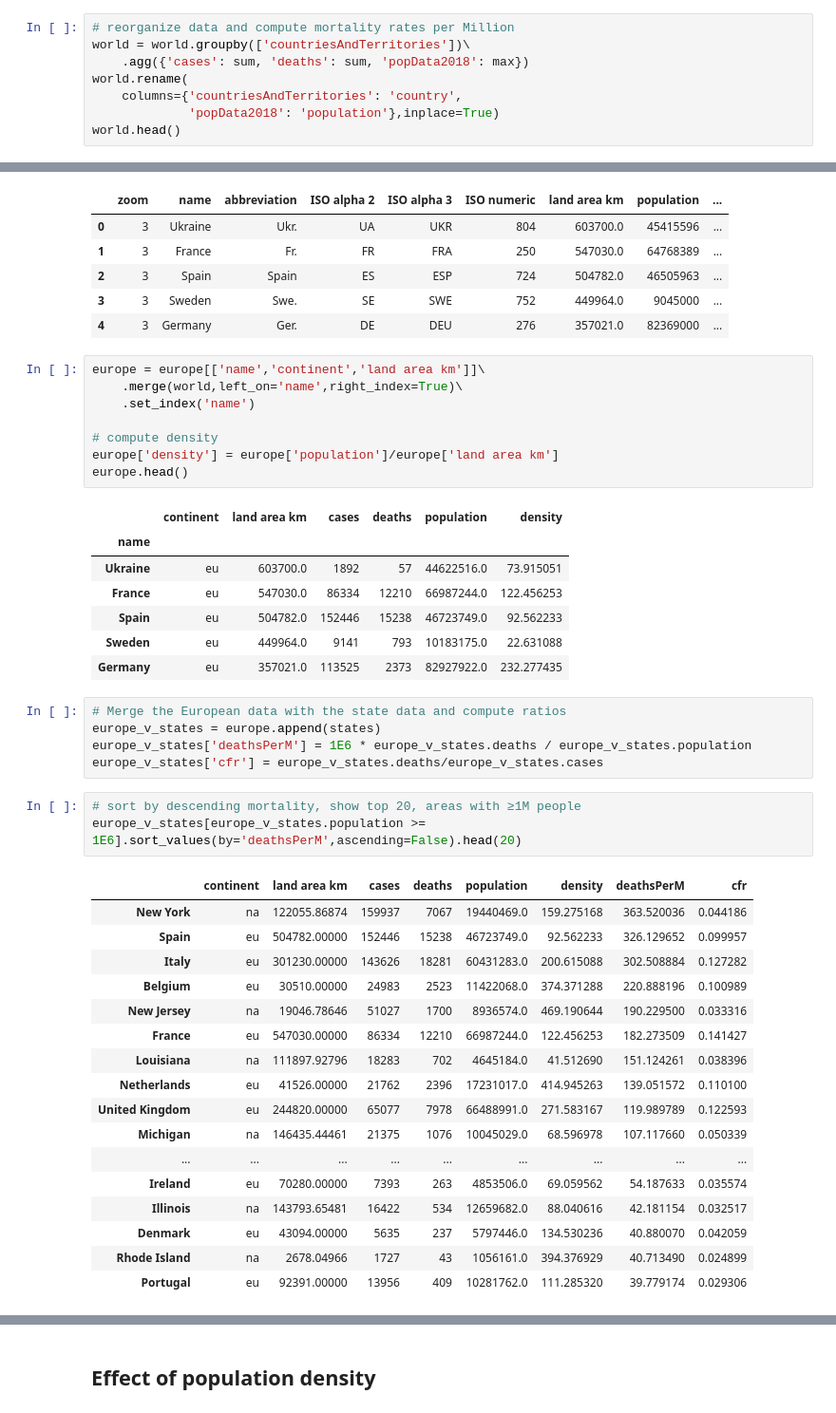
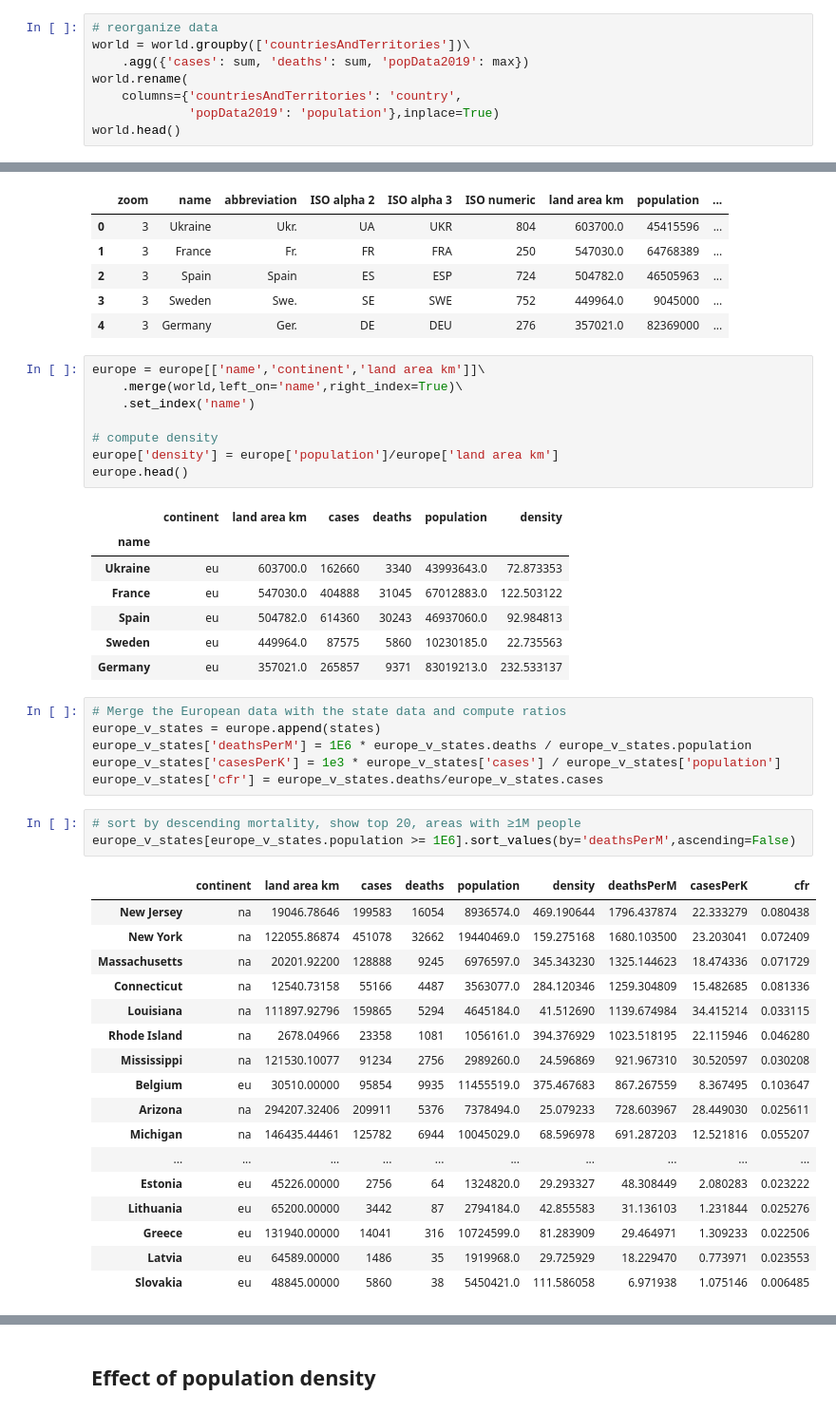
Before and after one commit to MichelFloyd/covid-19-data, a Jupyter notebook: europe vs states.ipynb, the cells around one changed output, grey strips where cells are left out. Shown: that part at 95% size. Cells and saved outputs as stored; diff of their text form.

```diff
--- a/europe vs states.ipynb
+++ b/europe vs states.ipynb
@@ -23,12 +24,12 @@ world.head()
 # Recode 'United_Kingdom' as 'United Kingdom' for later matching
 world.loc[world.geoId == 'UK','countriesAndTerritories'] = 'United Kingdom'
 # %%
-# reorganize data and compute mortality rates per Million
+# reorganize data
 world = world.groupby(['countriesAndTerritories'])\
-    .agg({'cases': sum, 'deaths': sum, 'popData2018': max})
+    .agg({'cases': sum, 'deaths': sum, 'popData2019': max})
 world.rename(
     columns={'countriesAndTerritories': 'country',
-             'popData2018': 'population'},inplace=True)
+             'popData2019': 'population'},inplace=True)
 world.head()
 # %% [output]
 |  | cases | deaths | population |
@@ -116,34 +117,35 @@ europe.head()
 # %% [output]
 |  | continent | land area km | cases | deaths | population | density |
 | name |  |  |  |  |  |  |
-| Ukraine | eu | 603700.0 | 1892 | 57 | 44622516.0 | 73.915051 |
-| France | eu | 547030.0 | 86334 | 12210 | 66987244.0 | 122.456253 |
-| Spain | eu | 504782.0 | 152446 | 15238 | 46723749.0 | 92.562233 |
-| Sweden | eu | 449964.0 | 9141 | 793 | 10183175.0 | 22.631088 |
-| Germany | eu | 357021.0 | 113525 | 2373 | 82927922.0 | 232.277435 |
+| Ukraine | eu | 603700.0 | 162660 | 3340 | 43993643.0 | 72.873353 |
+| France | eu | 547030.0 | 404888 | 31045 | 67012883.0 | 122.503122 |
+| Spain | eu | 504782.0 | 614360 | 30243 | 46937060.0 | 92.984813 |
+| Sweden | eu | 449964.0 | 87575 | 5860 | 10230185.0 | 22.735563 |
+| Germany | eu | 357021.0 | 265857 | 9371 | 83019213.0 | 232.533137 |
 # %%
 # Merge the European data with the state data and compute ratios
 europe_v_states = europe.append(states)
 europe_v_states['deathsPerM'] = 1E6 * europe_v_states.deaths / europe_v_states.population
+europe_v_states['casesPerK'] = 1e3 * europe_v_states['cases'] / europe_v_states['population']
 europe_v_states['cfr'] = europe_v_states.deaths/europe_v_states.cases
 # %%
 # sort by descending mortality, show top 20, areas with ≥1M people
-europe_v_states[europe_v_states.population >= 1E6].sort_values(by='deathsPerM',ascending=False).head(20)
+europe_v_states[europe_v_states.population >= 1E6].sort_values(by='deathsPerM',ascending=False)
 # %% [output]
-|  | continent | land area km | cases | deaths | population | density | deathsPerM | cfr |
-| New York | na | 122055.86874 | 159937 | 7067 | 19440469.0 | 159.275168 | 363.520036 | 0.044186 |
-| Spain | eu | 504782.00000 | 152446 | 15238 | 46723749.0 | 92.562233 | 326.129652 | 0.099957 |
-| Italy | eu | 301230.00000 | 143626 | 18281 | 60431283.0 | 200.615088 | 302.508884 | 0.127282 |
-| Belgium | eu | 30510.00000 | 24983 | 2523 | 11422068.0 | 374.371288 | 220.888196 | 0.100989 |
-| New Jersey | na | 19046.78646 | 51027 | 1700 | 8936574.0 | 469.190644 | 190.229500 | 0.033316 |
-| France | eu | 547030.00000 | 86334 | 12210 | 66987244.0 | 122.456253 | 182.273509 | 0.141427 |
-| Louisiana | na | 111897.92796 | 18283 | 702 | 4645184.0 | 41.512690 | 151.124261 | 0.038396 |
-| Netherlands | eu | 41526.00000 | 21762 | 2396 | 17231017.0 | 414.945263 | 139.051572 | 0.110100 |
-| United Kingdom | eu | 244820.00000 | 65077 | 7978 | 66488991.0 | 271.583167 | 119.989789 | 0.122593 |
-| Michigan | na | 146435.44461 | 21375 | 1076 | 10045029.0 | 68.596978 | 107.117660 | 0.050339 |
-| ... | ... | ... | ... | ... | ... | ... | ... | ... |
-| Ireland | eu | 70280.00000 | 7393 | 263 | 4853506.0 | 69.059562 | 54.187633 | 0.035574 |
-| Illinois | na | 143793.65481 | 16422 | 534 | 12659682.0 | 88.040616 | 42.181154 | 0.032517 |
-| Denmark | eu | 43094.00000 | 5635 | 237 | 5797446.0 | 134.530236 | 40.880070 | 0.042059 |
-| Rhode Island | na | 2678.04966 | 1727 | 43 | 1056161.0 | 394.376929 | 40.713490 | 0.024899 |
-| Portugal | eu | 92391.00000 | 13956 | 409 | 10281762.0 | 111.285320 | 39.779174 | 0.029306 |
+|  | continent | land area km | cases | deaths | population | density | deathsPerM | casesPerK | cfr |
+| New Jersey | na | 19046.78646 | 199583 | 16054 | 8936574.0 | 469.190644 | 1796.437874 | 22.333279 | 0.080438 |
+| New York | na | 122055.86874 | 451078 | 32662 | 19440469.0 | 159.275168 | 1680.103500 | 23.203041 | 0.072409 |
+| Massachusetts | na | 20201.92200 | 128888 | 9245 | 6976597.0 | 345.343230 | 1325.144623 | 18.474336 | 0.071729 |
+| Connecticut | na | 12540.73158 | 55166 | 4487 | 3563077.0 | 284.120346 | 1259.304809 | 15.482685 | 0.081336 |
+| Louisiana | na | 111897.92796 | 159865 | 5294 | 4645184.0 | 41.512690 | 1139.674984 | 34.415214 | 0.033115 |
+| Rhode Island | na | 2678.04966 | 23358 | 1081 | 1056161.0 | 394.376929 | 1023.518195 | 22.115946 | 0.046280 |
+| Mississippi | na | 121530.10077 | 91234 | 2756 | 2989260.0 | 24.596869 | 921.967310 | 30.520597 | 0.030208 |
+| Belgium | eu | 30510.00000 | 95854 | 9935 | 11455519.0 | 375.467683 | 867.267559 | 8.367495 | 0.103647 |
+| Arizona | na | 294207.32406 | 209911 | 5376 | 7378494.0 | 25.079233 | 728.603967 | 28.449030 | 0.025611 |
+| Michigan | na | 146435.44461 | 125782 | 6944 | 10045029.0 | 68.596978 | 691.287203 | 12.521816 | 0.055207 |
+| ... | ... | ... | ... | ... | ... | ... | ... | ... | ... |
+| Estonia | eu | 45226.00000 | 2756 | 64 | 1324820.0 | 29.293327 | 48.308449 | 2.080283 | 0.023222 |
+| Lithuania | eu | 65200.00000 | 3442 | 87 | 2794184.0 | 42.855583 | 31.136103 | 1.231844 | 0.025276 |
+| Greece | eu | 131940.00000 | 14041 | 316 | 10724599.0 | 81.283909 | 29.464971 | 1.309233 | 0.022506 |
+| Latvia | eu | 64589.00000 | 1486 | 35 | 1919968.0 | 29.725929 | 18.229470 | 0.773971 | 0.023553 |
+| Slovakia | eu | 48845.00000 | 5860 | 38 | 5450421.0 | 111.586058 | 6.971938 | 1.075146 | 0.006485 |
```
Also changed, not shown: parts of 11 cells of this notebook, 2 other files.
